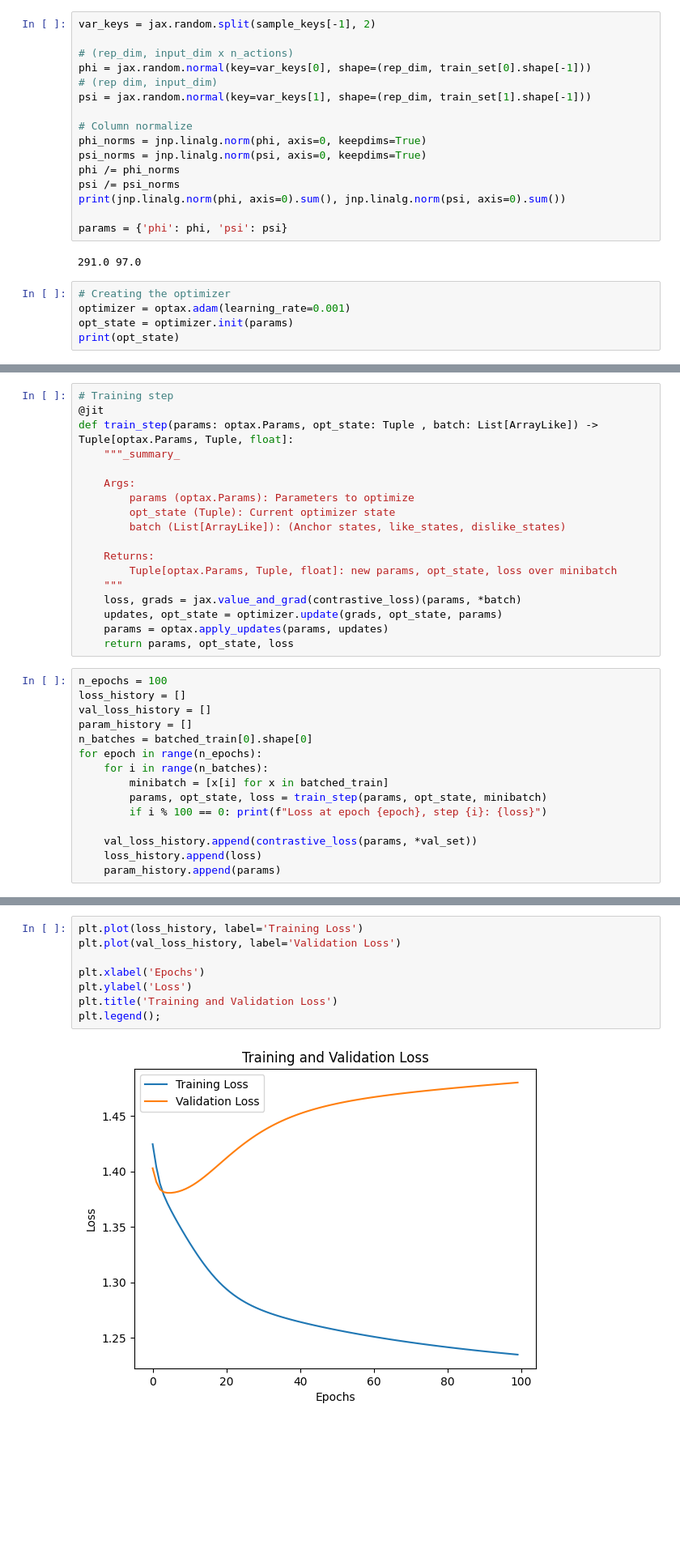
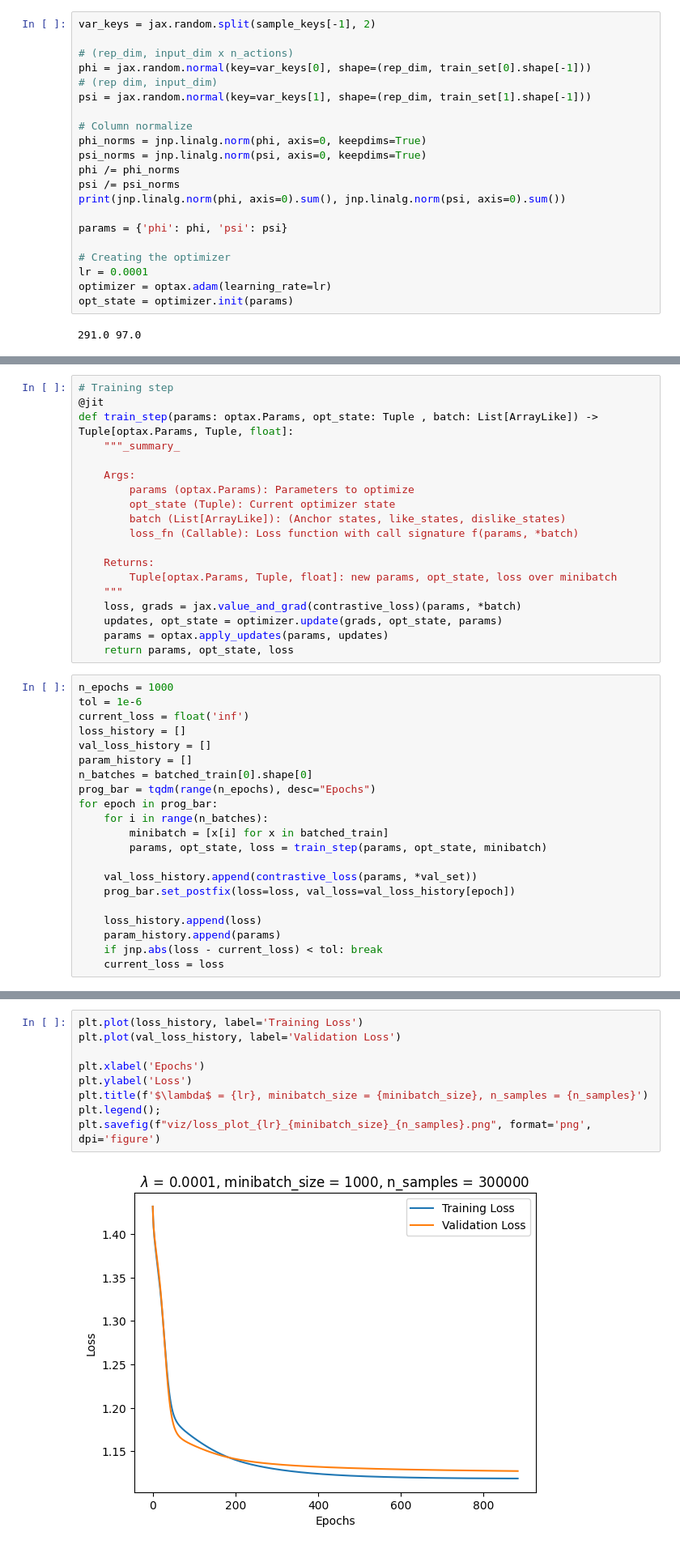
Before and after one commit to sean-afshar/fly-sr, a Jupyter notebook: src/representations.ipynb, the cells around one changed output, grey strips where cells are left out. Shown at 81% size. Cells and saved outputs as stored; diff of their text form; blank space fills up the shorter version.

Commit message:
Fixed overfitting, visualized representations

```diff
--- a/src/representations.ipynb
+++ b/src/representations.ipynb
@@ -102,10 +103,10 @@ psi /= psi_norms
 print(jnp.linalg.norm(phi, axis=0).sum(), jnp.linalg.norm(psi, axis=0).sum())
 
 params = {'phi': phi, 'psi': psi}
+
+# Creating the optimizer
+lr = 0.0001
+optimizer = optax.adam(learning_rate=lr)
+opt_state = optimizer.init(params)
 # %% [output]
 291.0 97.0
-# %%
-# Creating the optimizer
-optimizer = optax.adam(learning_rate=0.001)
-opt_state = optimizer.init(params)
-print(opt_state)
@@ -137,6 +120,7 @@ def train_step(params: optax.Params, opt_state: Tuple , batch: List[ArrayLike])
         params (optax.Params): Parameters to optimize
         opt_state (Tuple): Current optimizer state
         batch (List[ArrayLike]): (Anchor states, like_states, dislike_states)
+        loss_fn (Callable): Loss function with call signature f(params, *batch)
 
     Returns:
         Tuple[optax.Params, Tuple, float]: new params, opt_state, loss over minibatch
@@ -146,17 +130,23 @@ def train_step(params: optax.Params, opt_state: Tuple , batch: List[ArrayLike])
     params = optax.apply_updates(params, updates)
     return params, opt_state, loss
 # %%
-n_epochs = 100
+n_epochs = 1000
+tol = 1e-6
+current_loss = float('inf')
 loss_history = []
 val_loss_history = []
 param_history = []
 n_batches = batched_train[0].shape[0]
-for epoch in range(n_epochs):
+prog_bar = tqdm(range(n_epochs), desc="Epochs")
+for epoch in prog_bar:
     for i in range(n_batches):
         minibatch = [x[i] for x in batched_train]
         params, opt_state, loss = train_step(params, opt_state, minibatch)
-        if i % 100 == 0: print(f"Loss at epoch {epoch}, step {i}: {loss}")
 
     val_loss_history.append(contrastive_loss(params, *val_set))
+    prog_bar.set_postfix(loss=loss, val_loss=val_loss_history[epoch])
+
     loss_history.append(loss)
     param_history.append(params)
+    if jnp.abs(loss - current_loss) < tol: break
+    current_loss = loss
@@ -181,10 +153,11 @@ Loss at epoch 99, step 300: 1.2149267196655273
 # %%
 plt.plot(loss_history, label='Training Loss')
 plt.plot(val_loss_history, label='Validation Loss')
 
 plt.xlabel('Epochs')
 plt.ylabel('Loss')
-plt.title('Training and Validation Loss')
+plt.title(f'$\lambda$ = {lr}, minibatch_size = {minibatch_size}, n_samples = {n_samples}')
 plt.legend();
+plt.savefig(f"viz/loss_plot_{lr}_{minibatch_size}_{n_samples}.png", format='png', dpi='figure')
 # %% [output]
-[figure, old version]
+[figure, new version]
```
Also changed, not shown: parts of 13 cells of this notebook, 6 other files.
